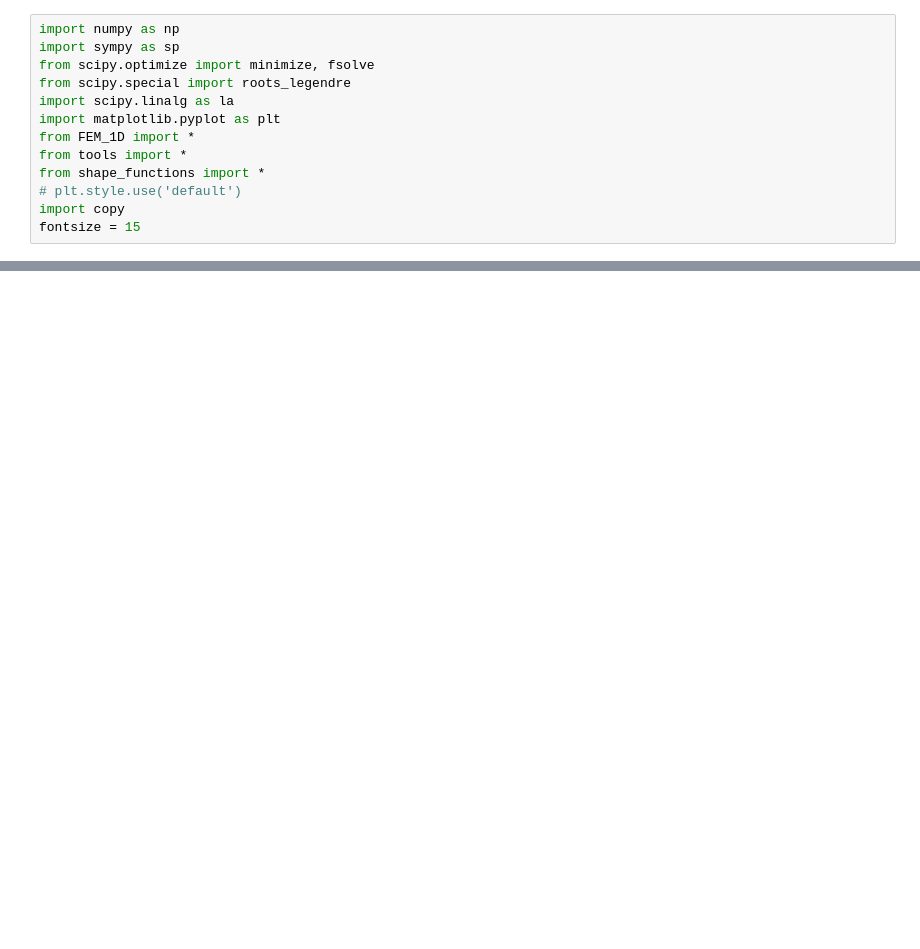
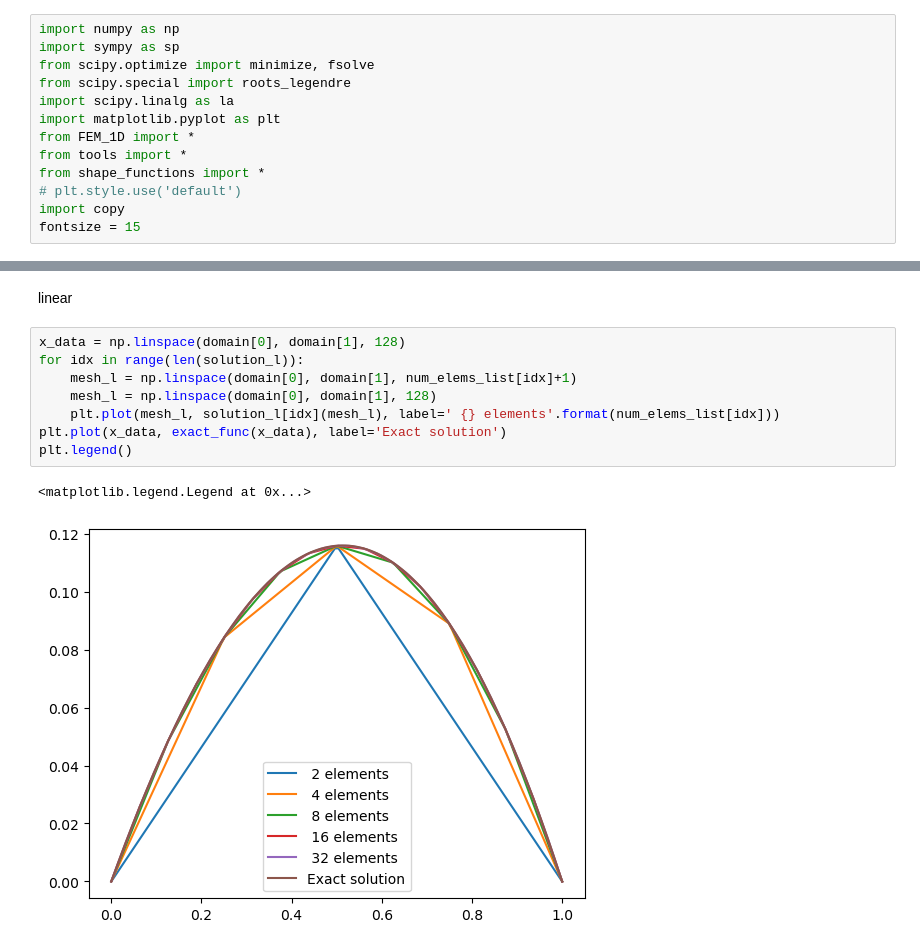
Before and after one commit to Xiaosen9807/Advanced-Finite-Element-Methods, a Jupyter notebook: FEM_1D/main_1d.ipynb, the cells around one changed output, grey strips where cells are left out. Saved outputs shown, nothing was run; the diff lists cells and outputs as text; blank space fills up the shorter version.

```diff
--- a/FEM_1D/main_1d.ipynb
+++ b/FEM_1D/main_1d.ipynb
@@ -41,0 +129,13 @@ plt.plot(exact_func(test_x))
+# %% [markdown]
+linear
+# %%
+x_data = np.linspace(domain[0], domain[1], 128)
+for idx in range(len(solution_l)):
+    mesh_l = np.linspace(domain[0], domain[1], num_elems_list[idx]+1)
+    mesh_l = np.linspace(domain[0], domain[1], 128)
+    plt.plot(mesh_l, solution_l[idx](mesh_l), label=' {} elements'.format(num_elems_list[idx]))
+plt.plot(x_data, exact_func(x_data), label='Exact solution')
+plt.legend()
+# %% [output]
+<matplotlib.legend.Legend at 0x...>
+[figure, added]
```
Also changed, not shown: parts of 35 cells of this notebook, 31 other files.
